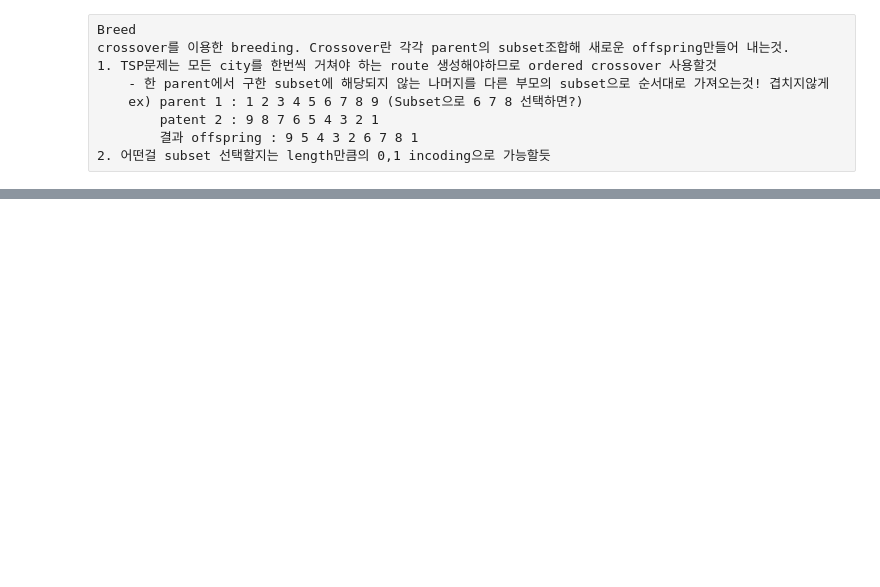
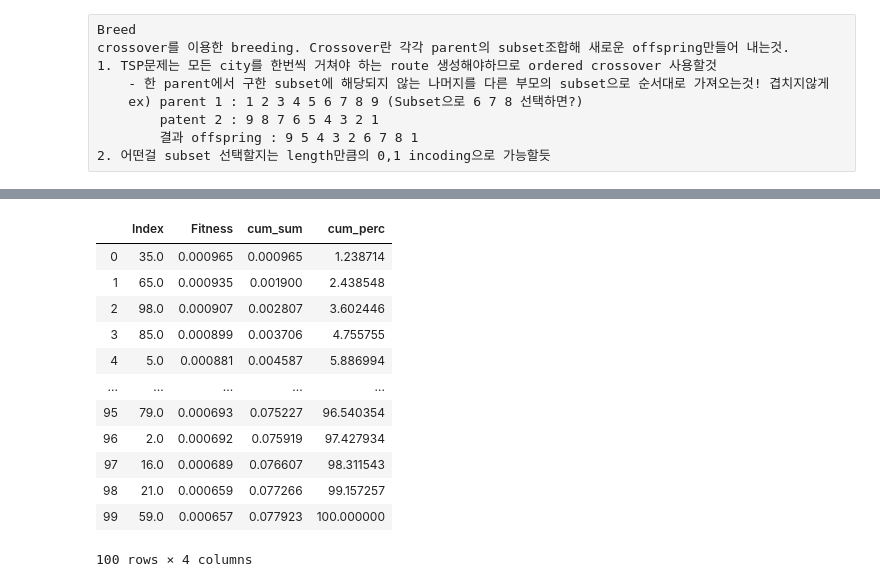
Before and after one commit to Woojong-ju/woojong2, a Jupyter notebook: GA_recall1.ipynb, the cells around one changed output, grey strips where cells are left out. Cells and saved outputs as stored; diff of their text form; code cells hidden in the pictures; blank space fills up the shorter version.

```diff
--- a/GA_recall1.ipynb
+++ b/GA_recall1.ipynb
@@ -496,0 +775,24 @@ Mutate
+# %%
+ini_pop = initialpopulation(100,cityList)
+# %%
+popRanked = rankRoutes(ini_pop)
+# %%
+df = pd.DataFrame(np.array(popRanked), columns=["Index","Fitness"])
+df['cum_sum'] = df.Fitness.cumsum()
+df['cum_perc'] = 100*df.cum_sum/df.Fitness.sum()
+# %%
+df
+# %% [output]
+|  | Index | Fitness | cum_sum | cum_perc |
+| 0 | 35.0 | 0.000965 | 0.000965 | 1.238714 |
+| 1 | 65.0 | 0.000935 | 0.001900 | 2.438548 |
+| 2 | 98.0 | 0.000907 | 0.002807 | 3.602446 |
+| 3 | 85.0 | 0.000899 | 0.003706 | 4.755755 |
+| 4 | 5.0 | 0.000881 | 0.004587 | 5.886994 |
+| ... | ... | ... | ... | ... |
+| 95 | 79.0 | 0.000693 | 0.075227 | 96.540354 |
+| 96 | 2.0 | 0.000692 | 0.075919 | 97.427934 |
+| 97 | 16.0 | 0.000689 | 0.076607 | 98.311543 |
+| 98 | 21.0 | 0.000659 | 0.077266 | 99.157257 |
+| 99 | 59.0 | 0.000657 | 0.077923 | 100.000000 |
+100 rows × 4 columns
```
Also changed, not shown: parts of 58 cells of this notebook, 3 other files.
